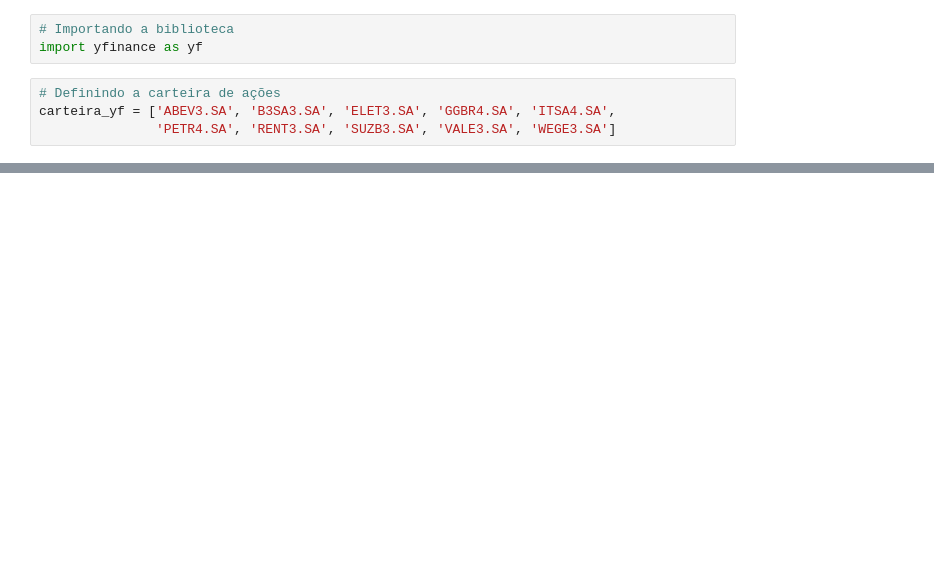
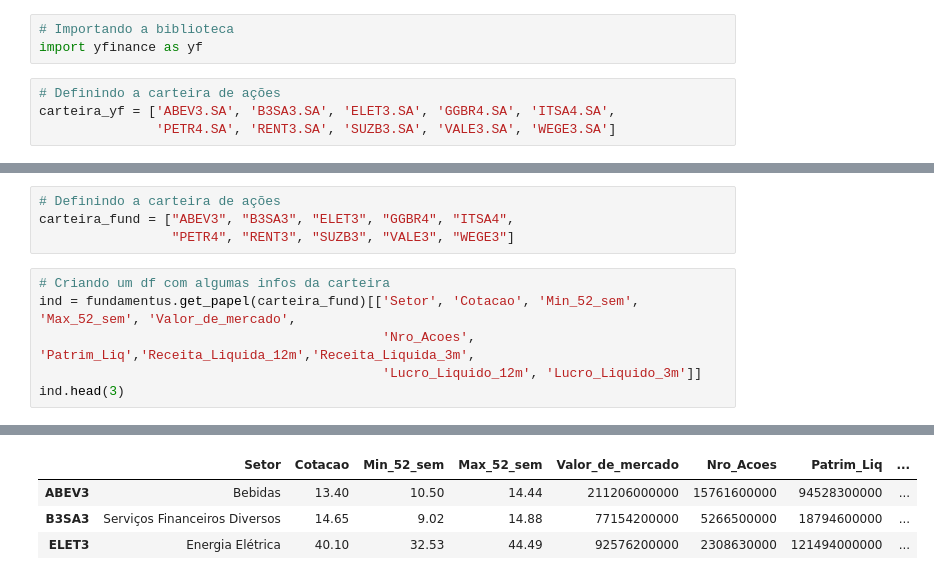
Before and after one commit to eu-afk/Python-Power-Bi--Mercado-financeiro, a Jupyter notebook: fundoInvestimento.ipynb, the cells around one changed output, grey strips where cells are left out. Saved outputs shown, nothing was run; the diff lists cells and outputs as text; blank space fills up the shorter version.

```diff
--- a/fundoInvestimento.ipynb
+++ b/fundoInvestimento.ipynb
@@ -111,0 +147,11 @@ memory usage: 105.6+ KB
+# %%
+# Definindo a carteira de ações
+carteira_fund = ["ABEV3", "B3SA3", "ELET3", "GGBR4", "ITSA4",
+                 "PETR4", "RENT3", "SUZB3", "VALE3", "WEGE3"]
+# %%
+# Criando um df com algumas infos da carteira
+ind = fundamentus.get_papel(carteira_fund)[['Setor', 'Cotacao', 'Min_52_sem', 'Max_52_sem', 'Valor_de_mercado',
+                                            'Nro_Acoes', 'Patrim_Liq','Receita_Liquida_12m','Receita_Liquida_3m',
+                                            'Lucro_Liquido_12m', 'Lucro_Liquido_3m']]
+ind.head(3)
+# %% [output]
@@ -111,0 +169,4 @@ memory usage: 105.6+ KB
+|  | Setor | Cotacao | Min_52_sem | Max_52_sem | Valor_de_mercado | Nro_Acoes | Patrim_Liq | ... |
+| ABEV3 | Bebidas | 13.40 | 10.50 | 14.44 | 211206000000 | 15761600000 | 94528300000 | ... |
+| B3SA3 | Serviços Financeiros Diversos | 14.65 | 9.02 | 14.88 | 77154200000 | 5266500000 | 18794600000 | ... |
+| ELET3 | Energia Elétrica | 40.10 | 32.53 | 44.49 | 92576200000 | 2308630000 | 121494000000 | ... |
```
Also changed, not shown: parts of 15 cells of this notebook, 1 other file.
